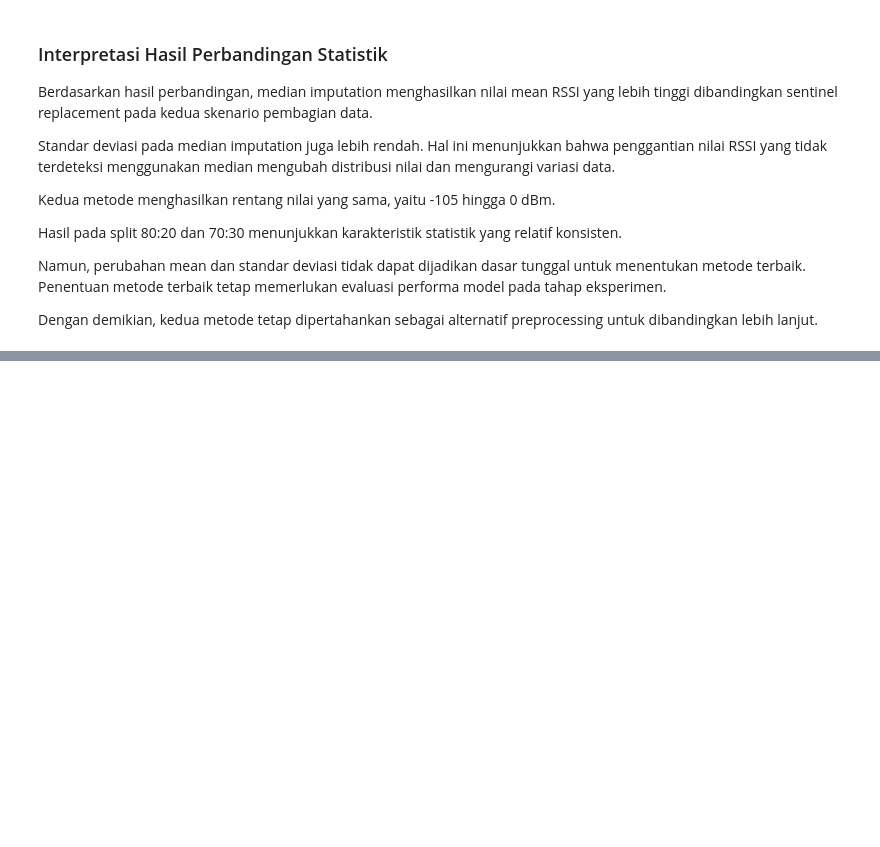
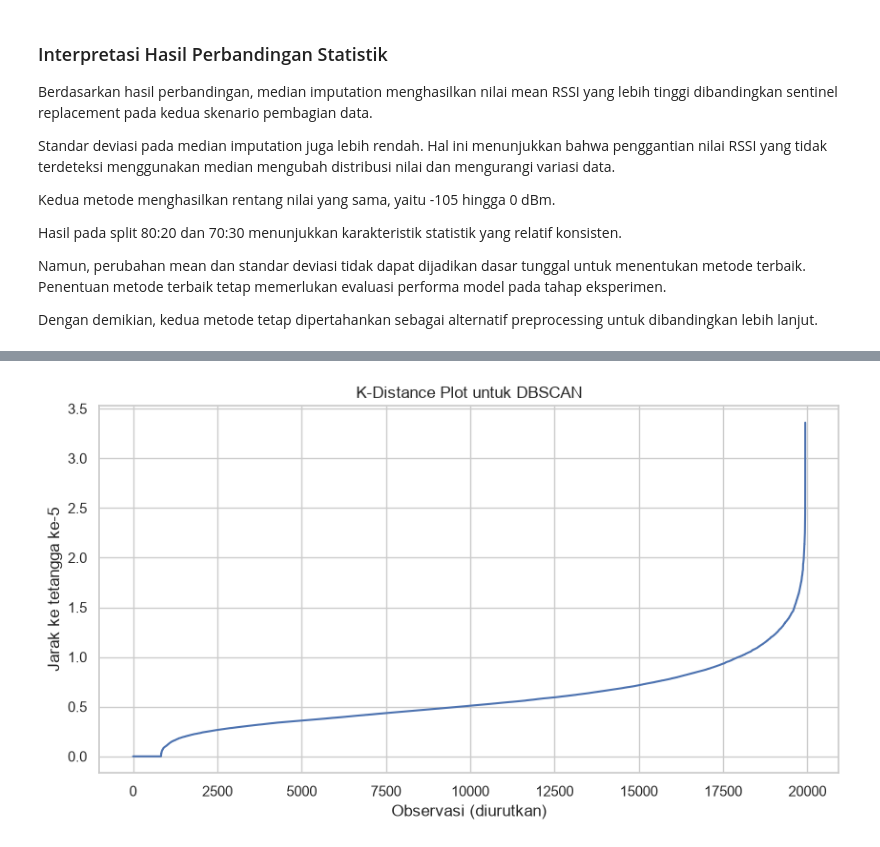
Before and after one commit to Fadhlrahman/TUBES-DEEP-LEARNING, a Jupyter notebook: telco.ipynb, the cells around one changed output, grey strips where cells are left out. Cells and saved outputs as stored; diff of their text form; code cells hidden in the pictures; blank space fills up the shorter version.

```diff
--- a/telco.ipynb
+++ b/telco.ipynb
@@ -1380,0 +1660,34 @@ Dengan demikian, kedua metode tetap dipertahankan sebagai alternatif preprocessi
+# %%
+from sklearn.neighbors import NearestNeighbors
+import numpy as np
+import matplotlib.pyplot as plt
+
+# Parameter awal
+min_samples_dbscan = 5
+
+# Menghitung jarak ke tetangga terdekat
+neighbors = NearestNeighbors(
+    n_neighbors=min_samples_dbscan,
+    metric="euclidean"
+)
+
+neighbors.fit(X_cluster)
+
+distances, indices = neighbors.kneighbors(X_cluster)
+
+# Mengambil jarak tetangga ke-5
+k_distances = np.sort(distances[:, -1])
+
+# Visualisasi k-distance plot
+plt.figure(figsize=(10, 5))
+
+plt.plot(k_distances)
+
+plt.xlabel("Observasi (diurutkan)")
+plt.ylabel("Jarak ke tetangga ke-5")
+plt.title("K-Distance Plot untuk DBSCAN")
+plt.grid(True)
+
+plt.show()
+# %% [output]
+[figure, added]
```
Also changed, not shown: parts of 34 cells of this notebook.
